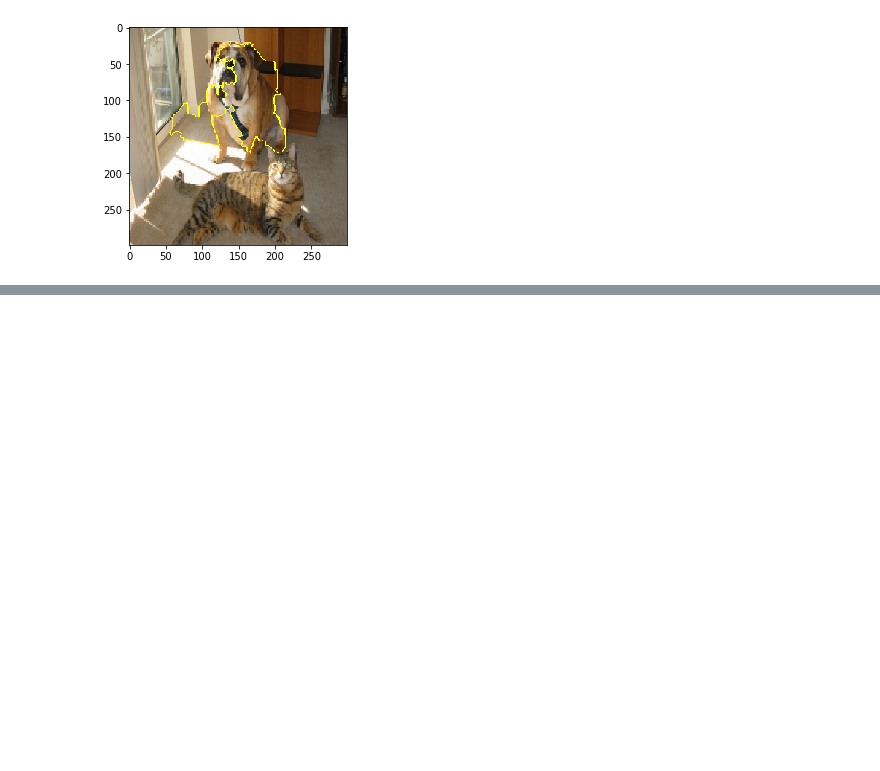
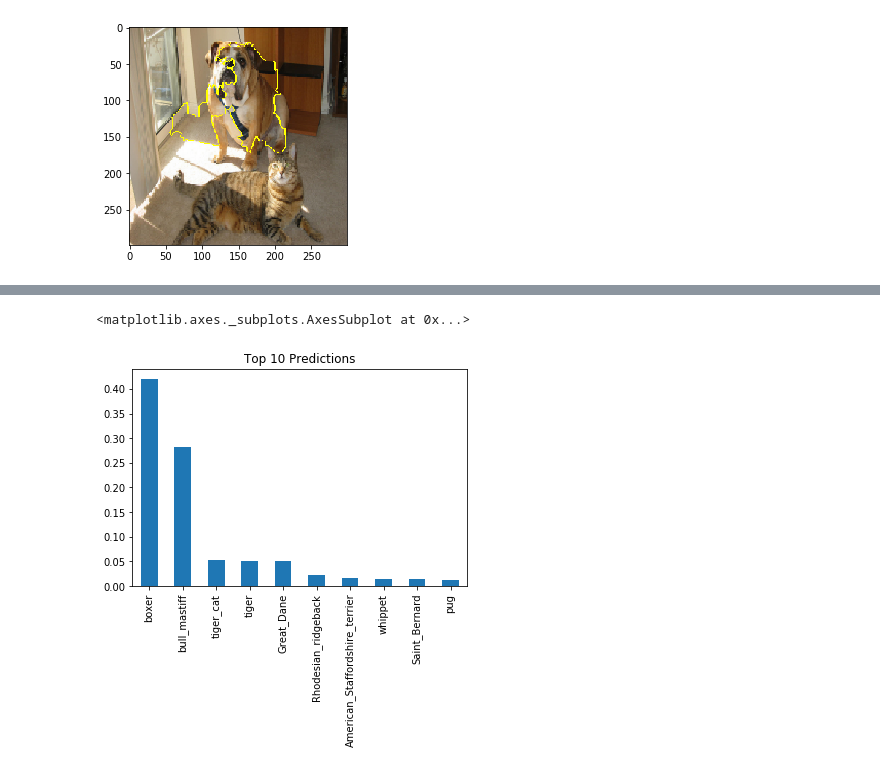
Before and after one commit to noemi-gozzi/Thesis-XAI, a Jupyter notebook: src/BENCHMARK.ipynb, the cells around one changed output, grey strips where cells are left out. Saved outputs shown, nothing was run; the diff lists cells and outputs as text; code cells hidden in the pictures; blank space fills up the shorter version.

```diff
--- a/src/BENCHMARK.ipynb
+++ b/src/BENCHMARK.ipynb
@@ -284,0 +333,10 @@ plt.imshow(mark_boundaries(temp / 2 + 0.5, mask))
+# %%
+# get the top predictions from the model
+preds = model.predict(preprocess_input(np.expand_dims(img_orig.copy(), axis=0)))
+top_preds = np.argsort(-preds)
+inds = top_preds[0]
+top_10_pred=pd.Series(data={feature_names[str(inds[i])][1]:preds[0, inds[i]] for i in range(10)})
+top_10_pred.plot(kind='bar', title='Top 10 Predictions')
+# %% [output]
+<matplotlib.axes._subplots.AxesSubplot at 0x...>
+[figure, added]
```
Also changed, not shown: parts of 11 cells of this notebook, 2 other files.
